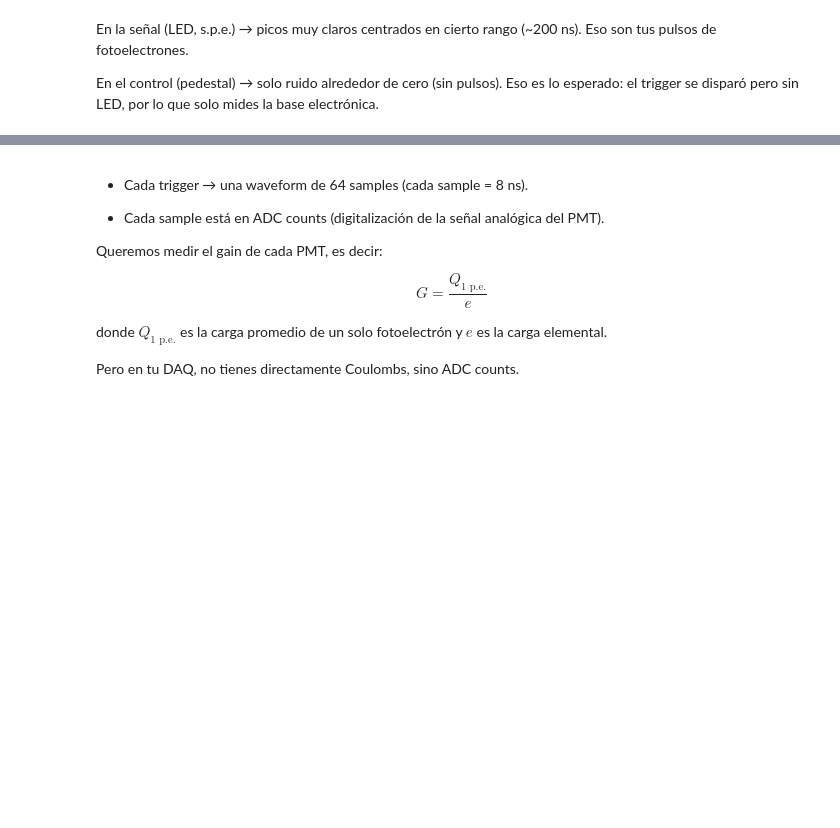
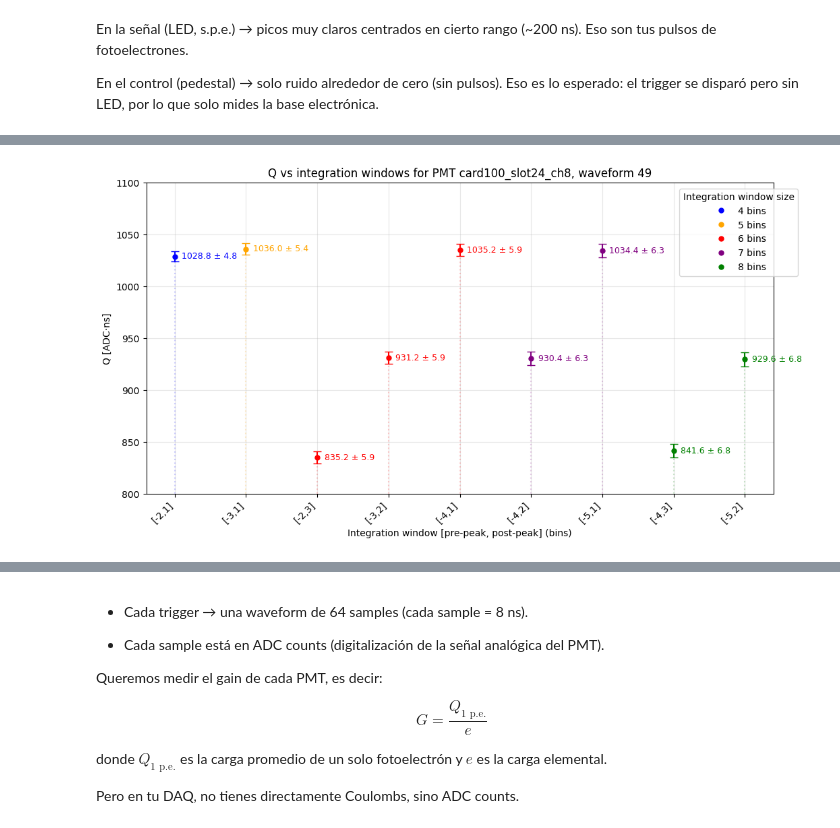
Before and after one commit to elenaramos44/WCTE-DataAnalysis-PIDcuts, a Jupyter notebook: MCDataComperison/CALIBRATION.ipynb, the cells around one changed output, grey strips where cells are left out. Cells and saved outputs as stored; diff of their text form; code cells hidden in the pictures; blank space fills up the shorter version.

```diff
--- a/MCDataComperison/CALIBRATION.ipynb
+++ b/MCDataComperison/CALIBRATION.ipynb
@@ -457,0 +324,82 @@ pmt_label = f"card{card_id}_slot{slot_id}_ch{channel_id}"
+# %%
+candidate_windows = [(-4,2), (-5,1), (-4,1)]
+extra_bins = [4, 5, 6, 7, 8]
+
+
+plot_results = []
+for r in results:
+    pre, post = r['window']
+    if pre in (-1,-6):
+        continue  # discard pre=-1
+    if post in (4, 5):
+        continue  # discard post=+4 or +5
+    if r['window'] in candidate_windows or r['n_bins'] in extra_bins:
+        plot_results.append(r)
+
+
+print("Number of windows after filtering:", len(plot_results))
+
+
+color_map_bins = {
+    4: 'blue',
+    5: 'orange',
+    6: 'red',
+    7: 'purple',
+    8: 'green'
+}
+
+
+#scatter plot
+plt.figure(figsize=(12,6))
+
+#convert integration windows to strings for x-axis
+x_labels = [f"[{w[0]},{w[1]}]" for w in [r['window'] for r in plot_results]]
+
+#numeric positions for plotting
+x_pos = range(len(plot_results))
+
+for i, r in enumerate(plot_results):
+    w = r['window']
+    Q = r['Q']
+    sigma_Q = r['noise']
+    n_bins = r['n_bins']
+    color = color_map_bins[n_bins]
+
+
+    plt.errorbar(
+        x_pos[i], Q, yerr=sigma_Q,
+        fmt='o', color=color,
+        markersize=5, capsize=4
+    )
+
+    # vertical lines
+    plt.vlines(
+        x=x_pos[i], ymin=0, ymax=Q,
+        colors=color, linestyles="dotted", alpha=0.2
+    )
+
+    #text Q ± sigma_Q
+    plt.text(
+        x_pos[i] + 0.1, Q,
+        f"{Q:.1f} ± {sigma_Q:.1f}",
+        color=color,
+        fontsize=9,
+        va='center'
+    )
+
+#set categorical labels
+plt.xticks(x_pos, x_labels, rotation=45, ha='right')
+
+#legend
+custom_lines = [Line2D([0], [0], color=color_map_bins[b], marker='o', lw=0, markersize=5, label=f"{b} bins")
+                for b in sorted(color_map_bins.keys())]
+
+plt.legend(handles=custom_lines, title="Integration window size", fontsize=10, loc=(0.85,0.7))
+plt.xlabel("Integration window [pre-peak, post-peak] (bins)")
+plt.ylabel("Q [ADC·ns]")
+plt.title(f"Q vs integration windows for PMT {pmt_label}, waveform {wf_index}")
+plt.grid(alpha=0.3)
+#plt.tight_layout()
+plt.ylim(800,1100)
+plt.show()
+# %% [output]
@@ -457,0 +407 @@ pmt_label = f"card{card_id}_slot{slot_id}_ch{channel_id}"
+[figure, added]
```
Also changed, not shown: parts of 36 cells of this notebook, 1 other file.
